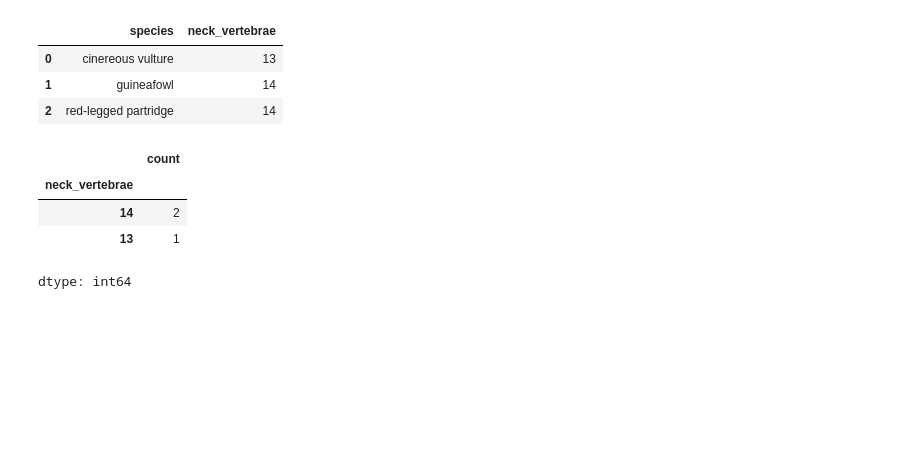
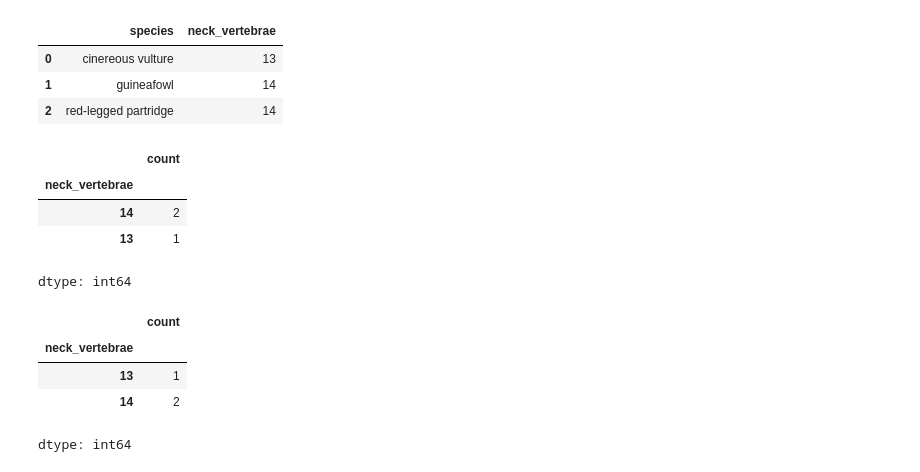
Before and after one commit to MartinZuniga178166/MartinZuniga_MineriaDatos, a Jupyter notebook: Mineria_Datos_178166.ipynb, the cells around one changed output. Saved outputs shown, nothing was run; the diff lists cells and outputs as text; code cells hidden in the pictures; blank space fills up the shorter version.

```diff
--- a/Mineria_Datos_178166.ipynb
+++ b/Mineria_Datos_178166.ipynb
@@ -1805,3 +1805,11 @@ df['neck_vertebrae'].value_counts()
 | 14 | 2 |
 | 13 | 1 |
 dtype: int64
+# %%
+df['neck_vertebrae'].value_counts().sort_index()
+# %% [output]
+|  | count |
+| neck_vertebrae |  |
+| 13 | 1 |
+| 14 | 2 |
+dtype: int64
```
